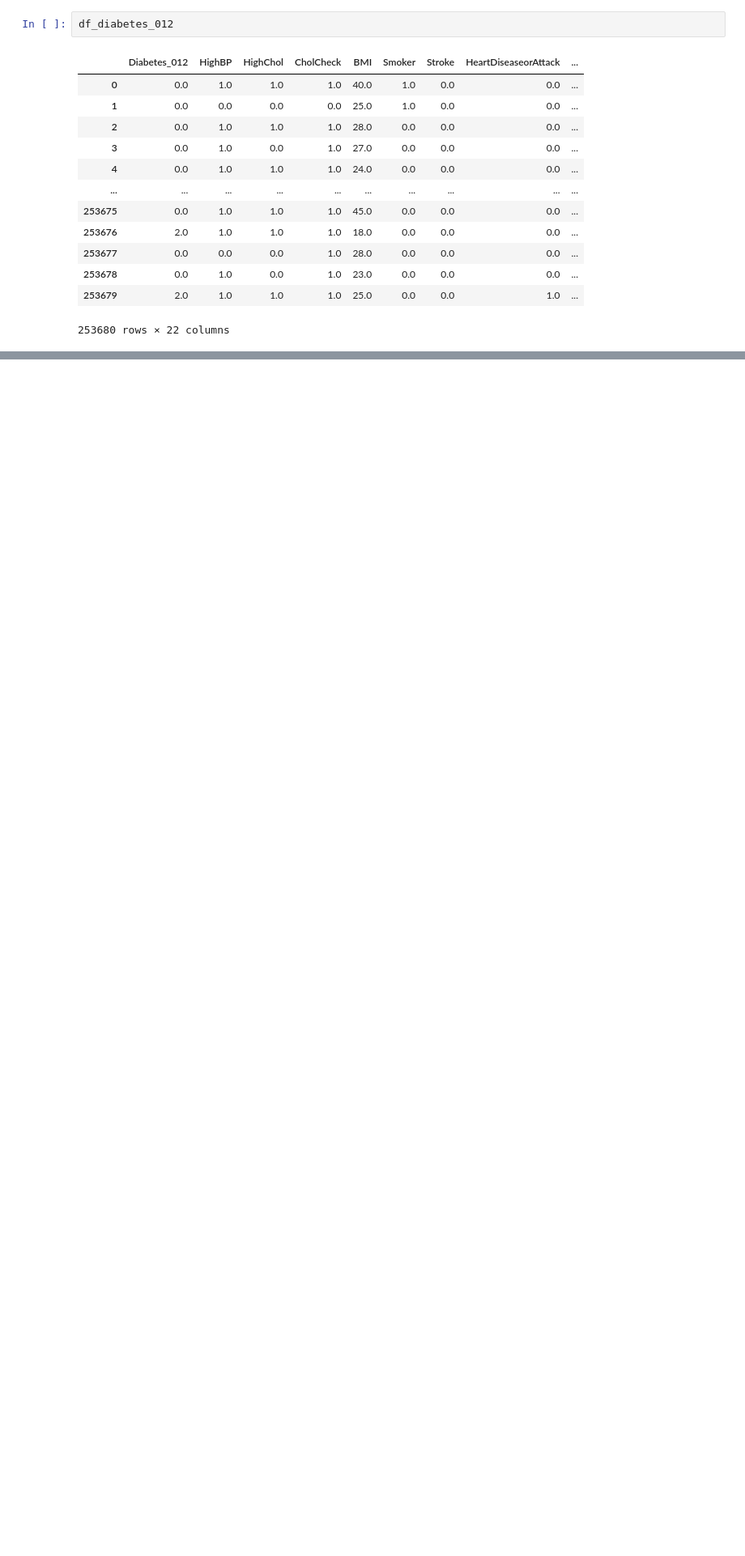
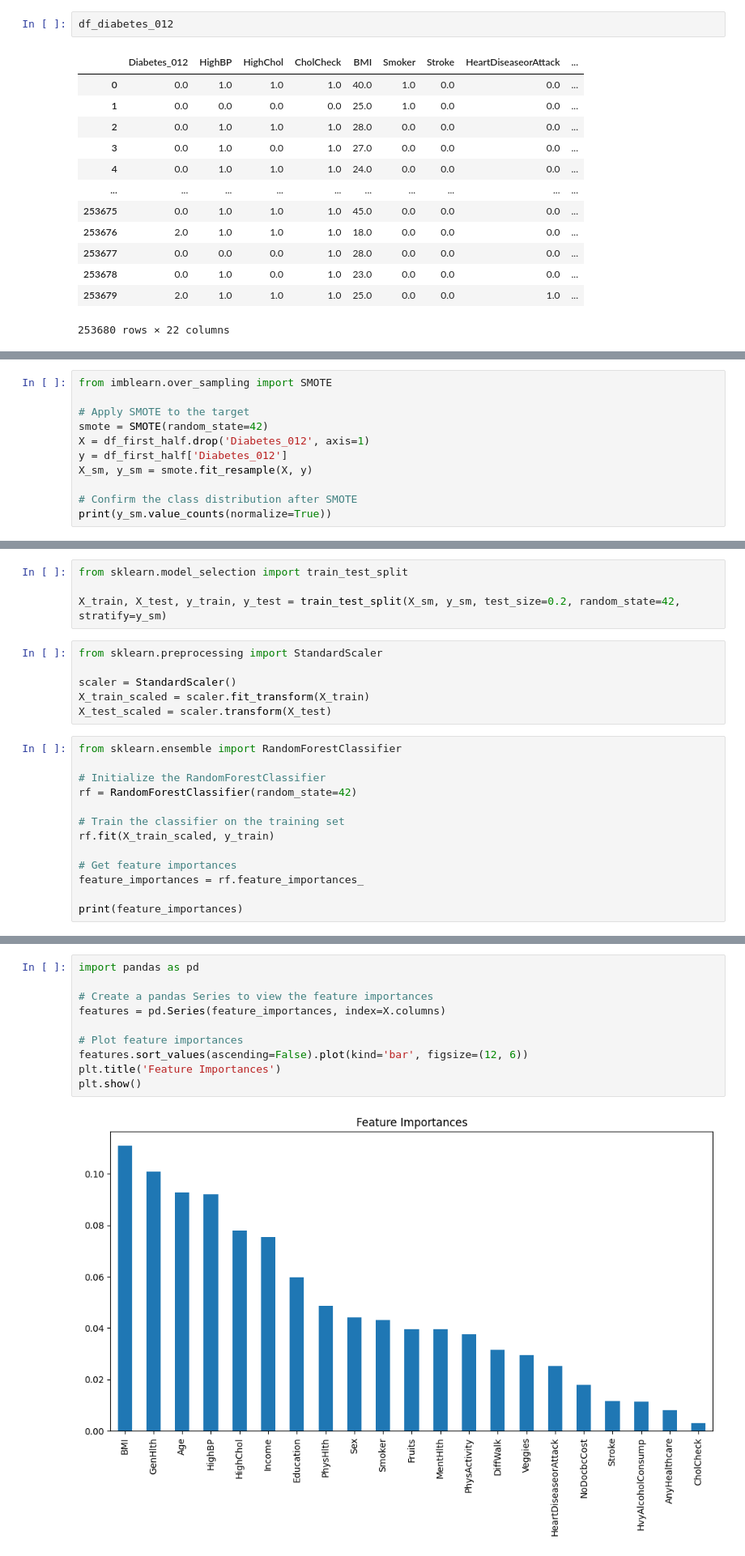
Before and after one commit to EugeneJosephCruz/Health-Indicators, a Jupyter notebook: notebooks/eda.ipynb, the cells around one changed output, grey strips where cells are left out. Shown at 81% size. Drawn from its saved outputs; the diff is of its cells as text; blank space fills up the shorter version.

```diff
--- a/notebooks/eda.ipynb
+++ b/notebooks/eda.ipynb
@@ -71,0 +147,11 @@ df_diabetes_binary
+# %%
+from imblearn.over_sampling import SMOTE
+
+# Apply SMOTE to the target
+smote = SMOTE(random_state=42)
+X = df_first_half.drop('Diabetes_012', axis=1)
+y = df_first_half['Diabetes_012']
+X_sm, y_sm = smote.fit_resample(X, y)
+
+# Confirm the class distribution after SMOTE
+print(y_sm.value_counts(normalize=True))
@@ -71,0 +164,23 @@ df_diabetes_binary
+# %%
+from sklearn.model_selection import train_test_split
+
+X_train, X_test, y_train, y_test = train_test_split(X_sm, y_sm, test_size=0.2, random_state=42, stratify=y_sm)
+# %%
+from sklearn.preprocessing import StandardScaler
+
+scaler = StandardScaler()
+X_train_scaled = scaler.fit_transform(X_train)
+X_test_scaled = scaler.transform(X_test)
+# %%
+from sklearn.ensemble import RandomForestClassifier
+
+# Initialize the RandomForestClassifier
+rf = RandomForestClassifier(random_state=42)
+
+# Train the classifier on the training set
+rf.fit(X_train_scaled, y_train)
+
+# Get feature importances
+feature_importances = rf.feature_importances_
+
+print(feature_importances)
@@ -71,0 +222,12 @@ df_diabetes_binary
+# %%
+import pandas as pd
+
+# Create a pandas Series to view the feature importances
+features = pd.Series(feature_importances, index=X.columns)
+
+# Plot feature importances
+features.sort_values(ascending=False).plot(kind='bar', figsize=(12, 6))
+plt.title('Feature Importances')
+plt.show()
+# %% [output]
+[figure, added]
```
Also changed, not shown: parts of 22 cells of this notebook, 4 other files.
